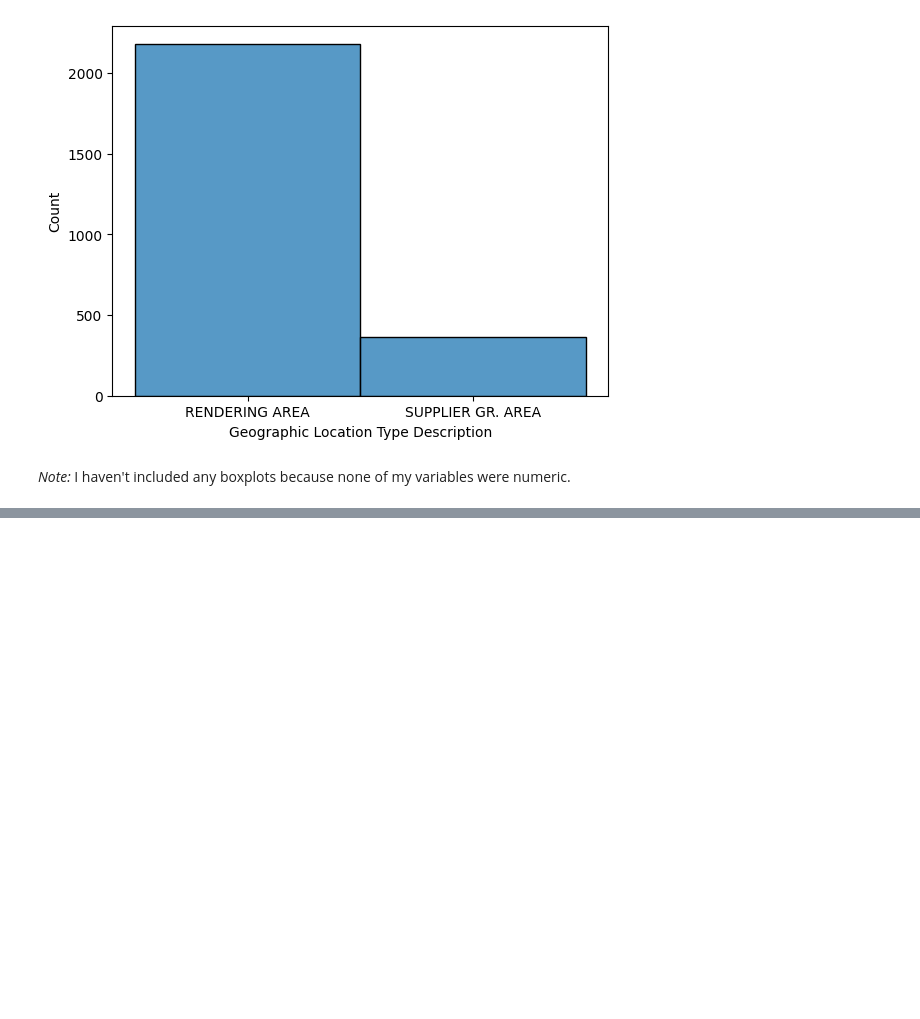
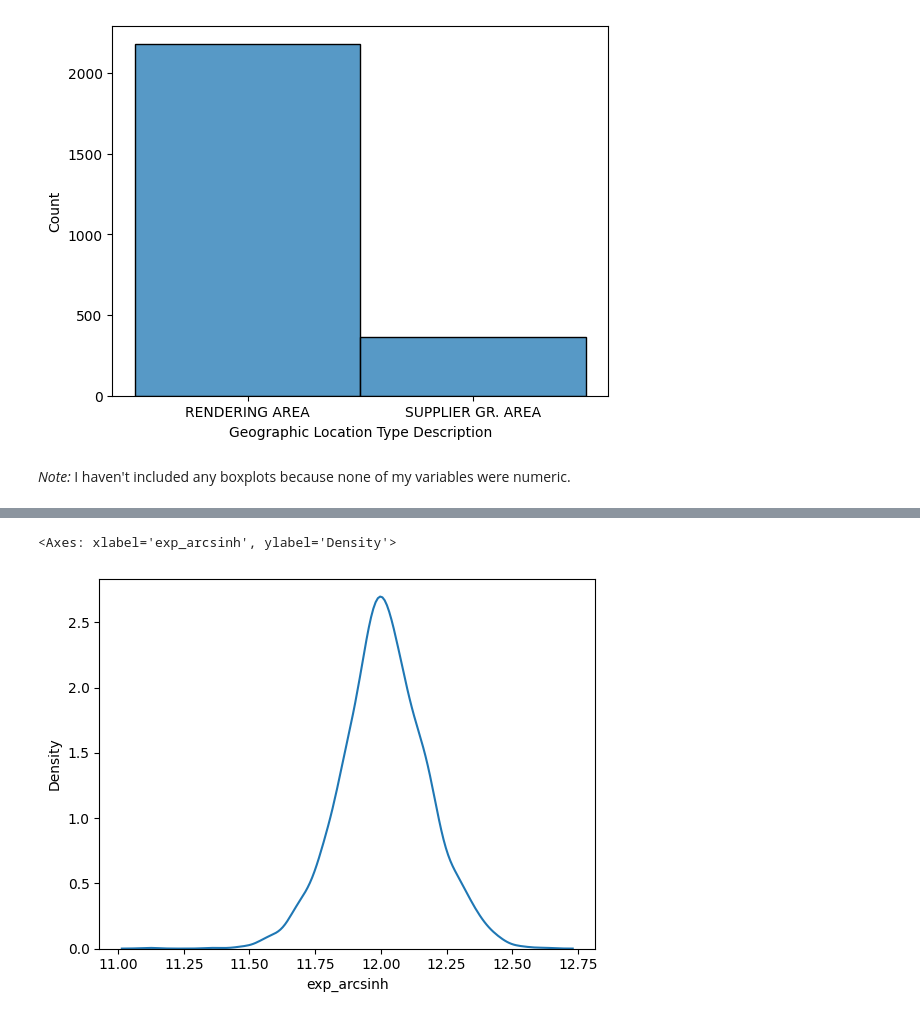
Before and after one commit to kelseymatsik/visualization, a Jupyter notebook: assignment/assignment.ipynb, the cells around one changed output, grey strips where cells are left out. Cells and saved outputs as stored; diff of their text form; code cells hidden in the pictures; blank space fills up the shorter version.

```diff
--- a/assignment/assignment.ipynb
+++ b/assignment/assignment.ipynb
@@ -374,0 +382,6 @@ The results of the kernel density plot do not appear to need any transformations
+# %%
+df2["exp_arcsinh"] = np.arcsinh(df2["Per_Capita_Exp_ESRD"])
+sns.kdeplot(data=df2, x="exp_arcsinh")
+# %% [output]
+<Axes: xlabel='exp_arcsinh', ylabel='Density'>
+[figure, added]
```
Also changed, not shown: parts of 16 cells of this notebook.
